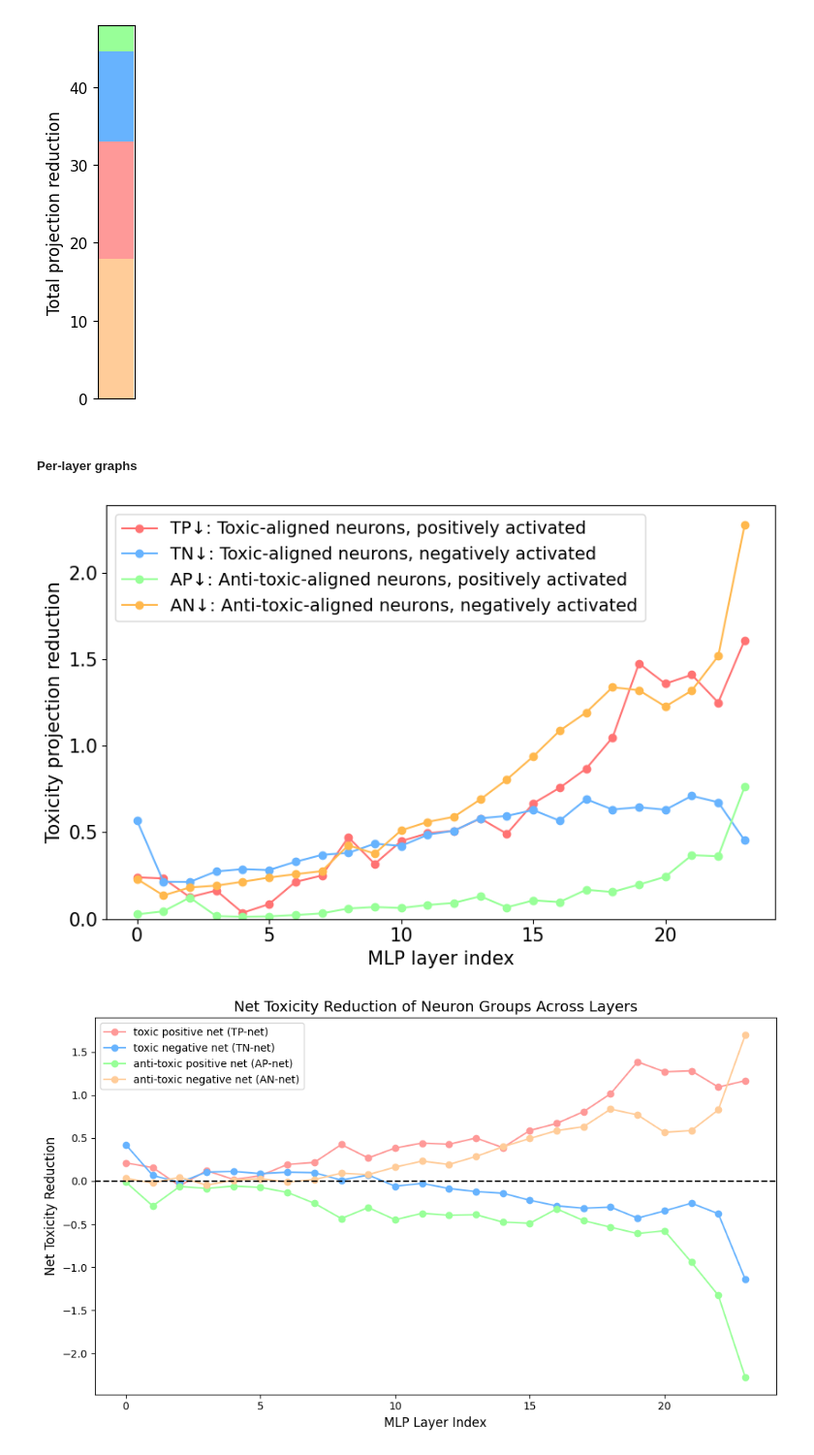
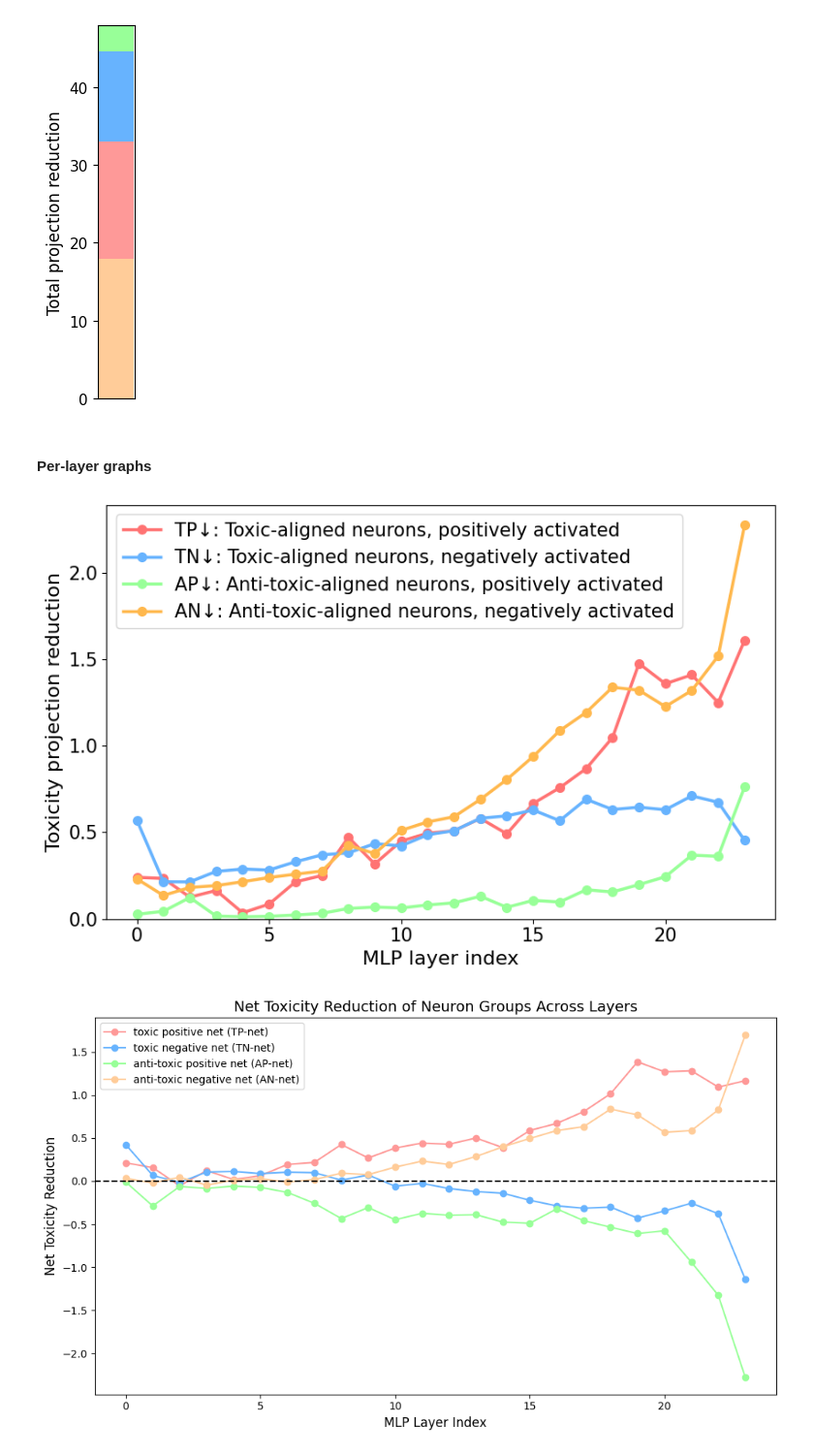
Before and after one commit to PamelaBha/MIB, a Jupyter notebook: toxicity/graphs/contribution_plot_gpt2.ipynb, the cells around one changed output. Shown at 97% size. Drawn from its saved outputs; the diff is of its cells as text; code cells hidden in the pictures.

```diff
--- a/toxicity/graphs/contribution_plot_gpt2.ipynb
+++ b/toxicity/graphs/contribution_plot_gpt2.ipynb
@@ -1455,70 +1451,56 @@ atp  7%
 atn  37%
 [figure]
 # %% [markdown]
-##### Per-layer graphs
+#### Per-layer graphs
 # %%
-# Define group colors for consistency
 colors = ['#FF7373', '#67B3FE', '#98FF98', '#FFB84D']
 group_labels = ['toxic positive', 'toxic negative', 'anti-toxic positive', 'anti-toxic negative']
 
-# Initialize lists to store the sums of projection_diff for each group in each layer
 tp_sums, tn_sums, atp_sums, atn_sums = [], [], [], []
 
-# Iterate through each layer and compute the projection_diff sums for each group
 layers_to_plot = range(24)
 
 for layer in layers_to_plot:
-    # Filter neurons by layer
     layer_df = df[df['layer_idx'] == layer]
 
-    # Filter data for positive projection differences
     inc = layer_df[layer_df["projection_diff"] > 0]
 
-    # Apply the same filtering as before
     tp = inc[(inc["pt_cossim"] > 0) & (inc["pt_activation_value"] > 0)]
     tn = inc[(inc["pt_cossim"] > 0) & (inc["pt_activation_value"] <= 0)]
     atp = inc[(inc["pt_cossim"] <= 0) & (inc["pt_activation_value"] > 0)]
     atn = inc[(inc["pt_cossim"] <= 0) & (inc["pt_activation_value"] <= 0)]
 
     # Calculate the sum of projection_diff for each group in this layer
     tp_sums.append(tp["projection_diff"].sum())
     tn_sums.append(tn["projection_diff"].sum())
     atp_sums.append(atp["projection_diff"].sum())
     atn_sums.append(atn["projection_diff"].sum())
 
-# Prepare data for plotting the lines for each group
 fig, ax = plt.subplots(figsize=(8.5, 5.5))
 
-# Plot lines for each group
-ax.plot(layers_to_plot, tp_sums, label='TP↓: Toxic-aligned neurons, positively activated', color=colors[0], marker='o')
-ax.plot(layers_to_plot, tn_sums, label='TN↓: Toxic-aligned neurons, negatively activated', color=colors[1], marker='o')
-ax.plot(layers_to_plot, atp_sums, label='AP↓: Anti-toxic-aligned neurons, positively activated', color=colors[2], marker='o')
-ax.plot(layers_to_plot, atn_sums, label='AN↓: Anti-toxic-aligned neurons, negatively activated', color=colors[3], marker='o')
+ax.plot(layers_to_plot, tp_sums, label='TP↓: Toxic-aligned neurons, positively activated', color=colors[0], marker='o', linewidth=2.5, markersize=7)
+ax.plot(layers_to_plot, tn_sums, label='TN↓: Toxic-aligned neurons, negatively activated', color=colors[1], marker='o', linewidth=2.5, markersize=7)
+ax.plot(layers_to_plot, atp_sums, label='AP↓: Anti-toxic-aligned neurons, positively activated', color=colors[2], marker='o', linewidth=2.5, markersize=7)
+ax.plot(layers_to_plot, atn_sums, label='AN↓: Anti-toxic-aligned neurons, negatively activated', color=colors[3], marker='o', linewidth=2.5, markersize=7)
 
 # Add a horizontal line at y=0 for clarity
 # ax.axhline(y=0, color='black', linestyle='--')
 
-# Set labels and title
-ax.set_xlabel('MLP layer index', fontsize=15)
-ax.set_ylabel('Toxicity projection reduction', fontsize=15)
+ax.set_xlabel('MLP layer index', fontsize=16)
+ax.set_ylabel('Toxicity projection reduction', fontsize=16)
 # ax.set_title('Toxicity reduction per layer contributed by neuron groups', fontsize=14)
+ax.legend(fontsize=15)
 
-# Add a legend to indicate which line corresponds to which group
-ax.legend(fontsize=14)
-
-# Set xticks and yticks with increased font size
 ax.set_xticks(range(0, 25, 5))
 plt.xticks(fontsize=15)
 plt.yticks(fontsize=15)
 
-# Define y-axis limits to start from 0
 ax.set_ylim(bottom=0)
 
-# Show the plot
 plt.tight_layout()
 plt.show()
 # %% [output]
-[figure, old version]
+[figure, new version]
 # %%
 # Define group colors for consistency
 colors = ['#FE9998', '#67B3FE', '#98FF98', '#FFCC99']
```
Also changed, not shown: parts of 3 cells of this notebook, 10 other files.
